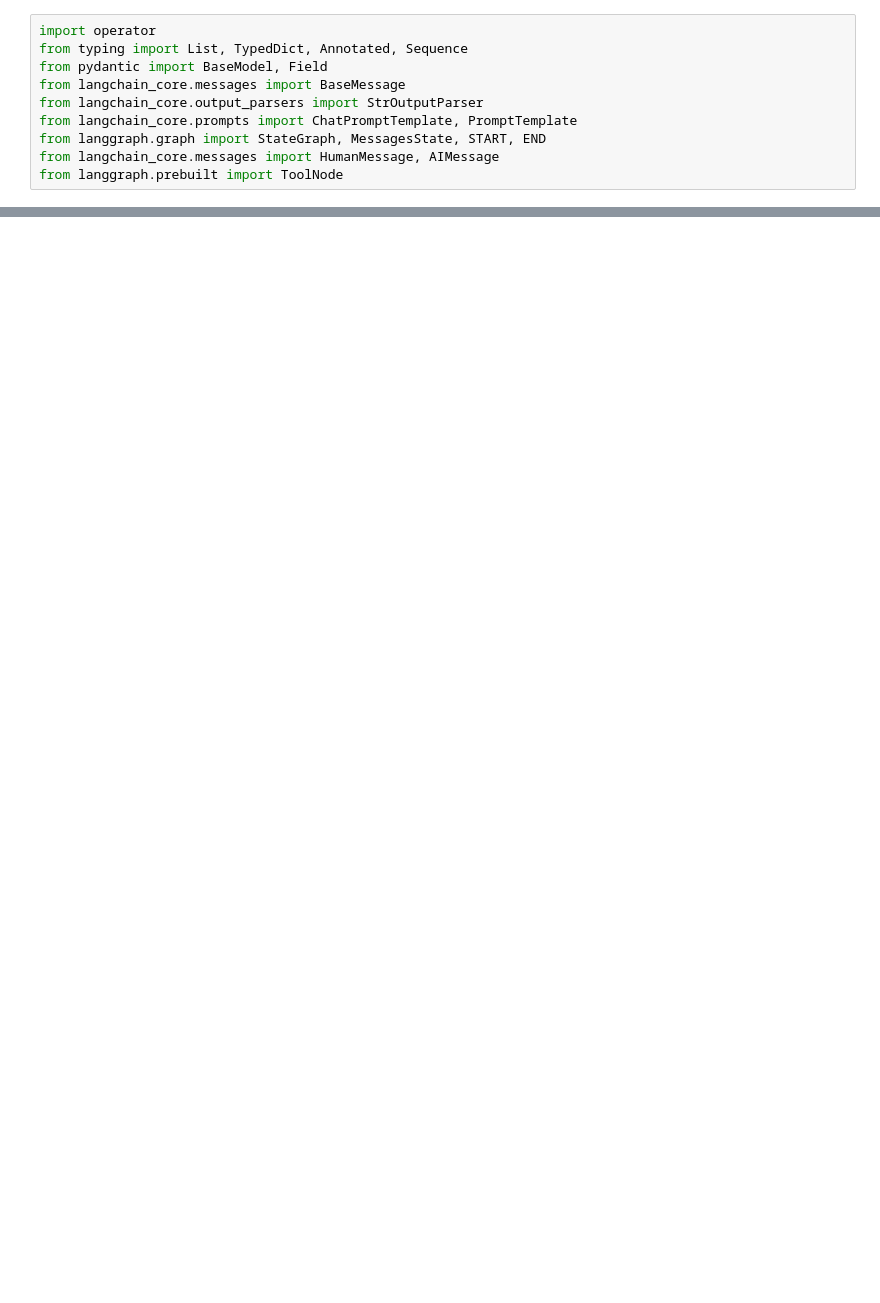
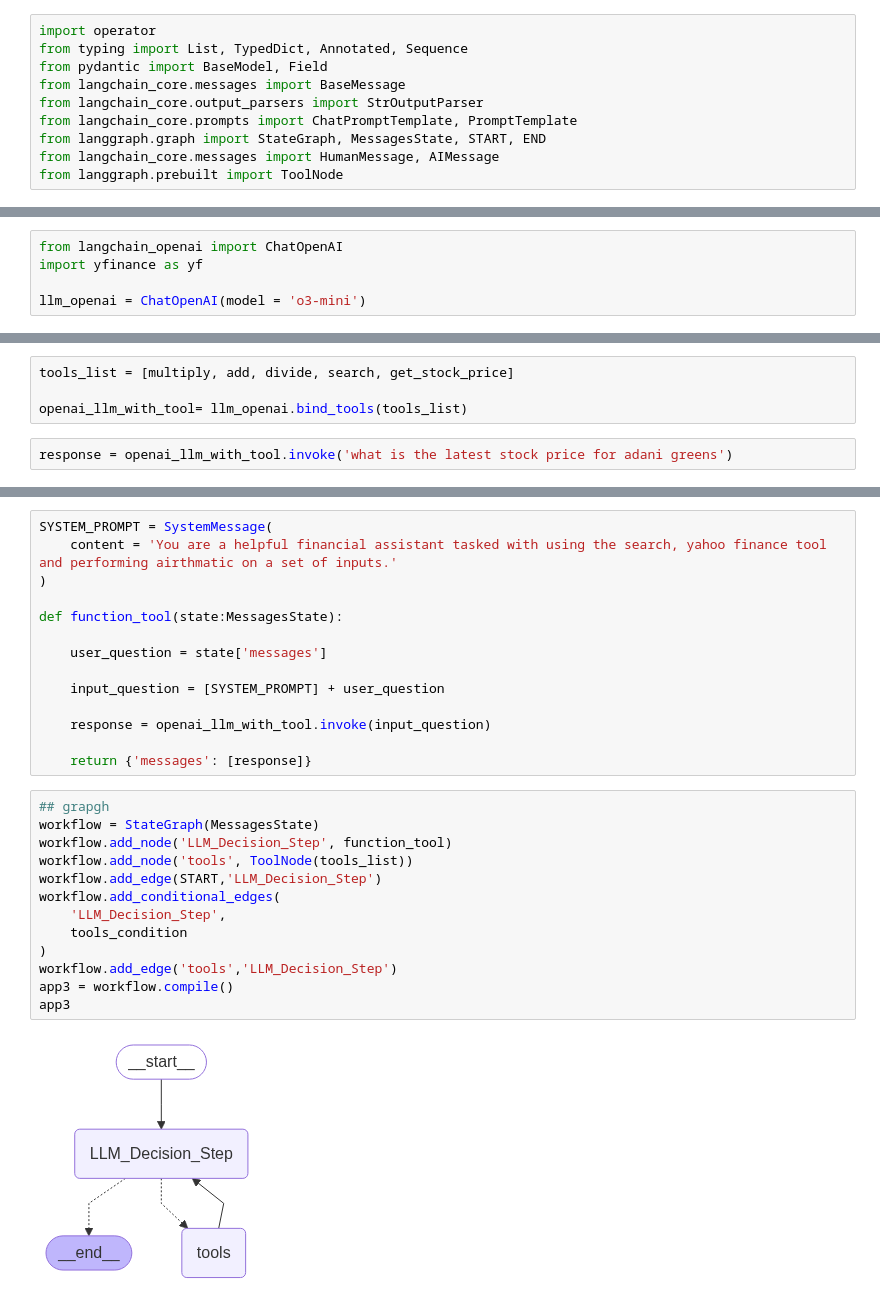
Before and after one commit to theserenecoder/Agentic_AI, a Jupyter notebook: 3. LangGraph/3.5 ReAct_Agent _2.ipynb, the cells around one changed output, grey strips where cells are left out. Saved outputs shown, nothing was run; the diff lists cells and outputs as text; blank space fills up the shorter version.

```diff
--- a/3. LangGraph/3.5 ReAct_Agent _2.ipynb
+++ b/3. LangGraph/3.5 ReAct_Agent _2.ipynb
@@ -219,0 +234,5 @@ app2.invoke({'messages':message})
+# %%
+from langchain_openai import ChatOpenAI
+import yfinance as yf
+
+llm_openai = ChatOpenAI(model = 'o3-mini')
@@ -219,0 +272,6 @@ app2.invoke({'messages':message})
+# %%
+tools_list = [multiply, add, divide, search, get_stock_price]
+
+openai_llm_with_tool= llm_openai.bind_tools(tools_list)
+# %%
+response = openai_llm_with_tool.invoke('what is the latest stock price for adani greens')
@@ -219,0 +289,29 @@ app2.invoke({'messages':message})
+# %%
+SYSTEM_PROMPT = SystemMessage(
+    content = 'You are a helpful financial assistant tasked with using the search, yahoo finance tool and performing airthmatic on a set of inputs.'
+)
+
+def function_tool(state:MessagesState):
+
+    user_question = state['messages']
+
+    input_question = [SYSTEM_PROMPT] + user_question
+
+    response = openai_llm_with_tool.invoke(input_question)
+
+    return {'messages': [response]}
+# %%
+## grapgh
+workflow = StateGraph(MessagesState)
+workflow.add_node('LLM_Decision_Step', function_tool)
+workflow.add_node('tools', ToolNode(tools_list))
+workflow.add_edge(START,'LLM_Decision_Step')
+workflow.add_conditional_edges(
+    'LLM_Decision_Step',
+    tools_condition
+)
+workflow.add_edge('tools','LLM_Decision_Step')
+app3 = workflow.compile()
+app3
+# %% [output]
+[figure, added]
```
Also changed, not shown: parts of 23 cells of this notebook, 1 other file.
